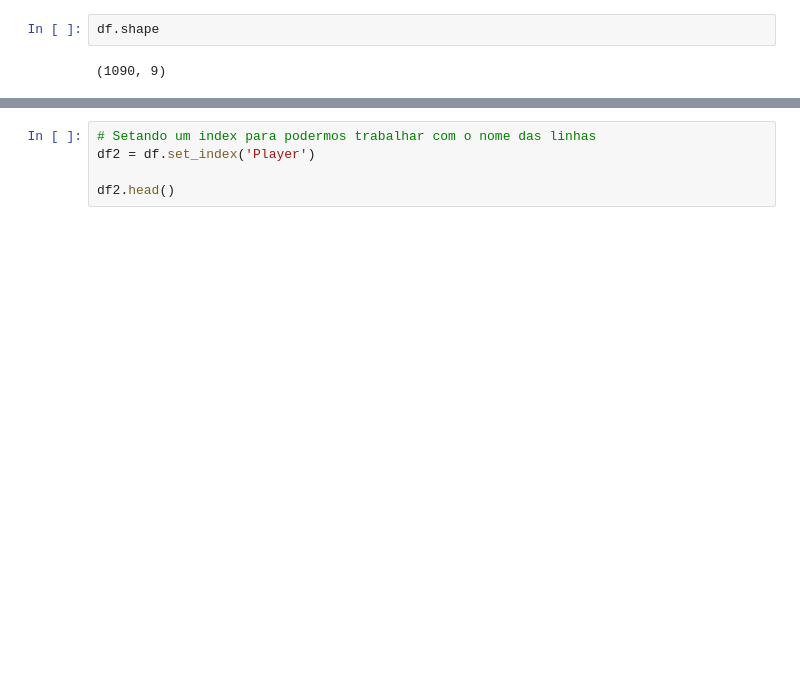
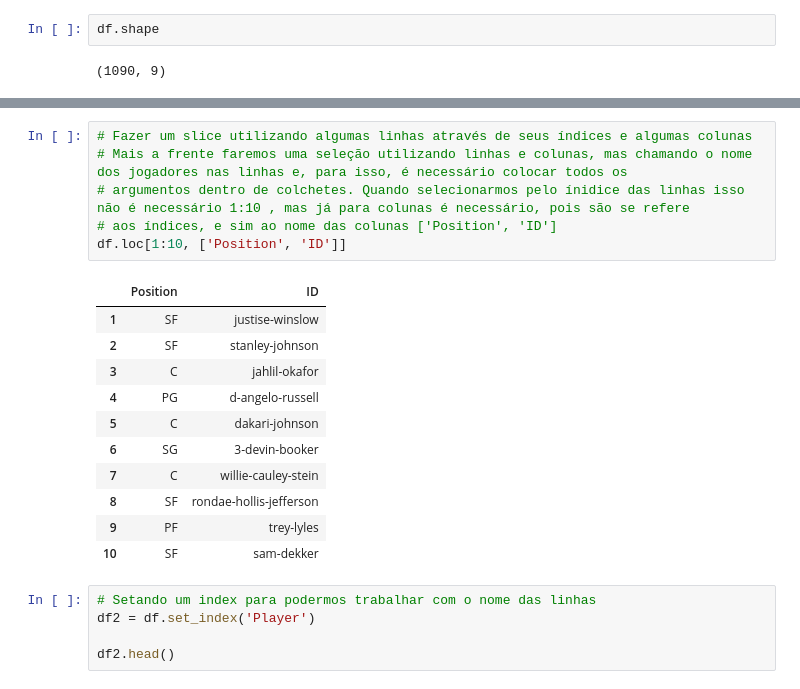
Before and after one commit to JuliaVazTostes/exercicios-extra, a Jupyter notebook: Selecao_loc_e_iloc_do_pandas.ipynb, the cells around one changed output, grey strips where cells are left out. Cells and saved outputs as stored; diff of their text form; blank space fills up the shorter version.

```diff
--- a/Selecao_loc_e_iloc_do_pandas.ipynb
+++ b/Selecao_loc_e_iloc_do_pandas.ipynb
@@ -50,3 +78,21 @@ df.loc[4:8]
+# %%
+# Fazer um slice utilizando algumas linhas através de seus índices e algumas colunas
+# Mais a frente faremos uma seleção utilizando linhas e colunas, mas chamando o nome dos jogadores nas linhas e, para isso, é necessário colocar todos os
+# argumentos dentro de colchetes. Quando selecionarmos pelo ínidice das linhas isso não é necessário 1:10 , mas já para colunas é necessário, pois são se refere
+# aos índices, e sim ao nome das colunas ['Position', 'ID']
+df.loc[1:10, ['Position', 'ID']]
+# %% [output]
+|  | Position | ID |
+| 1 | SF | justise-winslow |
+| 2 | SF | stanley-johnson |
+| 3 | C | jahlil-okafor |
+| 4 | PG | d-angelo-russell |
+| 5 | C | dakari-johnson |
+| 6 | SG | 3-devin-booker |
+| 7 | C | willie-cauley-stein |
+| 8 | SF | rondae-hollis-jefferson |
+| 9 | PF | trey-lyles |
+| 10 | SF | sam-dekker |
 # %%
 # Setando um index para podermos trabalhar com o nome das linhas
 df2 = df.set_index('Player')
```
Also changed, not shown: parts of 5 cells of this notebook.
